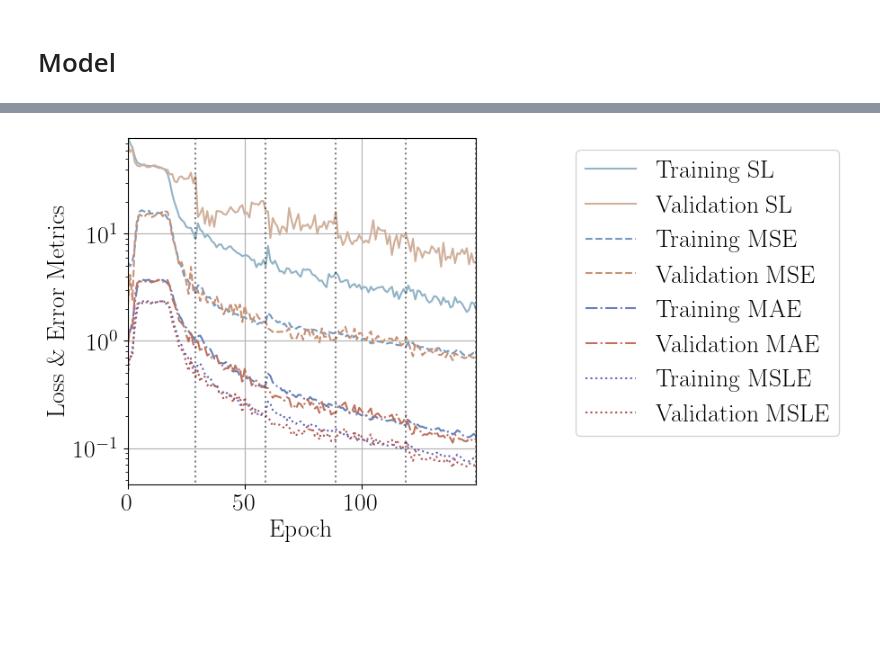
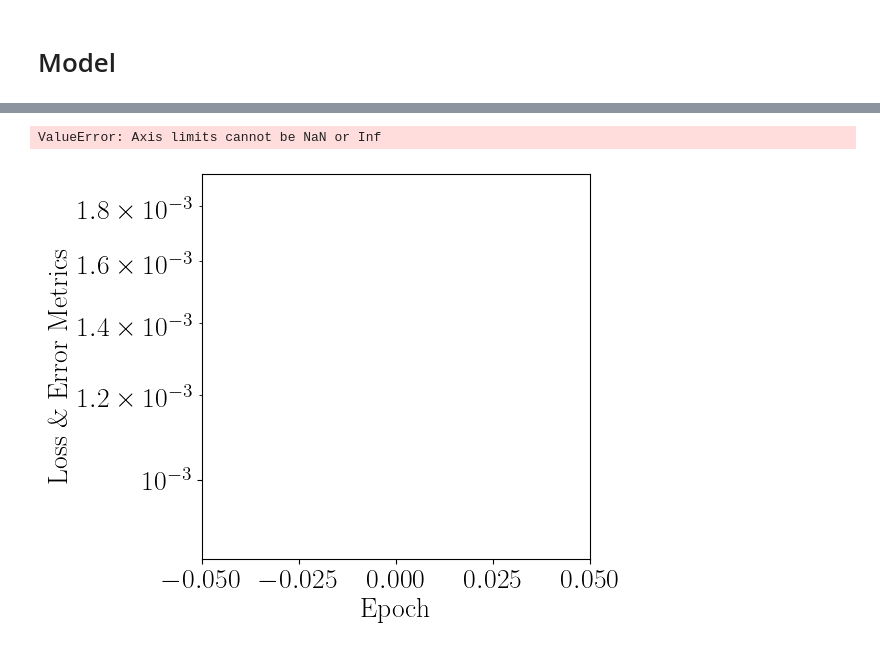
Before and after one commit to Noah-Everett/DSPS-Detector, a Jupyter notebook: analysis/trackAnalysis_noTime_ML.ipynb, the cells around one changed output, grey strips where cells are left out. Saved outputs shown, nothing was run; the diff lists cells and outputs as text; code cells hidden in the pictures; blank space fills up the shorter version.

```diff
--- a/analysis/trackAnalysis_noTime_ML.ipynb
+++ b/analysis/trackAnalysis_noTime_ML.ipynb
@@ -130,9 +130,9 @@ if saveData_hits:
 # %%
 treeName = 'primary;1'
 
-if saveData_primary:
-    for fileName, dfPath_primary in tqdm.tqdm(zip(fileNames, dfPaths_primary)):
-        if saveIfNoFile_primary and os.path.exists(dfPath_primary):
+if saveDf_primary:
+    for fileName, dfPath_primary in tqdm.tqdm(zip(fileNames, dfPaths_primary), total=len(fileNames)):
+        if saveDfOnlyIfNoFile_primary and os.path.exists(dfPath_primary):
             continue
         df_primary = pd.DataFrame(columns=['position', 'pdg'])
         df_primary['position' ] = get_primary_position(fileName, treeName)
@@ -219,2 +170,5 @@ plotRecoName: 20x20x20_multievent_2_noErrors
+# %%
+gridPaths_hits    = [f"{saveGrid_hits_basePath}_{i}_{gridSize_input[0]}x{gridSize_input[1]}x{gridSize_input[2]}_{'withWalls' if useWalls else 'noWalls'}_{'withErrors' if makeErrors else 'noErrors'}.npy" for i in fileNumbers]
+gridPaths_primary = [f"{saveGrid_primary_basePath}_{i}_{gridSize_output[0]}x{gridSize_output[1]}x{gridSize_output[2]}.npy"                                                                                 for i in fileNumbers]
 # %% [markdown]
 # Data
@@ -549,10 +527,9 @@ def totalLoss(true, pred, eps=15, optimize=True, minEntries=15, deltaEps=0.1, al
 # %%
-custom_learning_rate = 0.0001  # Change this to your desired learning rate (default = 0.001)
+custom_learning_rate = 0.01  # default = 0.001
 optimizer = tf.keras.optimizers.Adam(learning_rate=custom_learning_rate)
-# optimizer = tf.keras.optimizers.Adam()
-model.compile(optimizer, loss=sparseLoss,
+model.compile(optimizer, loss='mean_squared_error', #sparse_loss,
               metrics=['accuracy', 'mean_squared_error', 'mean_absolute_error', 'mean_absolute_percentage_error', 'mean_squared_logarithmic_error', 'cosine_similarity',
-                       sparseLoss, totalLoss,
-                       meanDistanceFromRecoToTrue, meanDistanceFromTrueToReco])
+                       sparse_loss, total_loss,
+                       mean_distance_from_reco_to_true, mean_distance_from_true_to_reco])
 model.summary()
 # %% [output]
@@ -686,30 +592,30 @@ Epoch 30/30
 fig, ax1 = plt.subplots(1, 1, figsize=(5, 5))
 # ax2 = ax1.twinx()
 
-total_loss = np.concatenate([history.history['loss'] for history in histories])
-total_val_loss = np.concatenate([history.history['val_loss'] for history in histories])
-total_mse = np.concatenate([history.history['mean_squared_error'] for history in histories])
-total_val_mse = np.concatenate([history.history['val_mean_squared_error'] for history in histories])
-total_mae = np.concatenate([history.history['mean_absolute_error'] for history in histories])
-total_val_mae = np.concatenate([history.history['val_mean_absolute_error'] for history in histories])
-total_msle = np.concatenate([history.history['mean_squared_logarithmic_error'] for history in histories])
-total_val_msle = np.concatenate([history.history['val_mean_squared_logarithmic_error'] for history in histories])
-total_cosine = np.concatenate([history.history['cosine_similarity'] for history in histories])
-total_val_cosine = np.concatenate([history.history['val_cosine_similarity'] for history in histories])
-total_sparseLoss = np.concatenate([history.history['sparseLoss'] for history in histories])
-total_val_sparseLoss = np.concatenate([history.history['val_sparseLoss'] for history in histories])
-total_totalLoss = np.concatenate([history.history['totalLoss'] for history in histories])
-total_val_totalLoss = np.concatenate([history.history['val_totalLoss'] for history in histories])
-total_meanDistanceFromRecoToTrue = np.concatenate([history.history['meanDistanceFromRecoToTrue'] for history in histories])
-total_val_meanDistanceFromRecoToTrue = np.concatenate([history.history['val_meanDistanceFromRecoToTrue'] for history in histories])
-total_meanDistanceFromTrueToReco = np.concatenate([history.history['meanDistanceFromTrueToReco'] for history in histories])
-total_val_meanDistanceFromTrueToReco = np.concatenate([history.history['val_meanDistanceFromTrueToReco'] for history in histories])
+total_loss                                = np.concatenate([history.history['loss'                               ] for history in histories])
+total_val_loss                            = np.concatenate([history.history['val_loss'                           ] for history in histories])
+total_mse                                 = np.concatenate([history.history['mean_squared_error'                 ] for history in histories])
+total_val_mse                             = np.concatenate([history.history['val_mean_squared_error'             ] for history in histories])
+total_mae                                 = np.concatenate([history.history['mean_absolute_error'                ] for history in histories])
+total_val_mae                             = np.concatenate([history.history['val_mean_absolute_error'            ] for history in histories])
+total_msle                                = np.concatenate([history.history['mean_squared_logarithmic_error'     ] for history in histories])
+total_val_msle                            = np.concatenate([history.history['val_mean_squared_logarithmic_error' ] for history in histories])
+total_cosine                              = np.concatenate([history.history['cosine_similarity'                  ] for history in histories])
+total_val_cosine                          = np.concatenate([history.history['val_cosine_similarity'              ] for history in histories])
+total_sparse_loss                         = np.concatenate([history.history['sparse_loss'                        ] for history in histories])
+total_val_sparse_loss                     = np.concatenate([history.history['val_sparse_loss'                    ] for history in histories])
+total_total_loss                          = np.concatenate([history.history['total_loss'                         ] for history in histories])
+total_val_total_loss                      = np.concatenate([history.history['val_total_loss'                     ] for history in histories])
+total_mean_distance_from_reco_to_true     = np.concatenate([history.history['mean_distance_from_reco_to_true'    ] for history in histories])
+total_val_mean_distance_from_reco_to_true = np.concatenate([history.history['val_mean_distance_from_reco_to_true'] for history in histories])
+total_mean_distance_from_true_to_reco     = np.concatenate([history.history['mean_distance_from_true_to_reco'    ] for history in histories])
+total_val_mean_distance_from_true_to_reco = np.concatenate([history.history['val_mean_distance_from_true_to_reco'] for history in histories])
 nEpochs = [len(history.history['loss']) for history in histories]
 
 maxY = max(np.max(total_loss), np.max(total_val_loss))
 
-ax1.plot(total_sparseLoss, label='Training SL', color=twilight[5,:])
-ax1.plot(total_val_sparseLoss, label='Validation SL', color=twilight[40-5,:])
+ax1.plot(total_sparse_loss, label='Training SL', color=twilight[5,:])
+ax1.plot(total_val_sparse_loss, label='Validation SL', color=twilight[40-5,:])
 
 ax1.plot(total_mse, label='Training MSE', color=twilight[7,:], linestyle='--')
 ax1.plot(total_val_mse, label='Validation MSE', color=twilight[40-7,:] , linestyle='--')
@@ -723,39 +629,40 @@ ax1.plot(total_val_msle, label='Validation MSLE', color=twilight[40-11,:], lines
 # ax1.plot(total_cosine, label='Training Cosine', color=twilight[13,:], linestyle='-.')
 # ax1.plot(total_val_cosine, label='Validation Cosine', color=twilight[40-13,:], linestyle='-.')
 
-# ax1.plot(total_meanDistanceFromRecoToTrue, label=r'Training Reco $\to$ True', color=twilight[15,:], linestyle='--')
-# ax1.plot(total_val_meanDistanceFromRecoToTrue, label=r'Validation Reco $\to$ True', color=twilight[40-15,:], linestyle='--')
+# ax1.plot(total_mean_distance_from_reco_to_true, label=r'Training Reco $\to$ True', color=twilight[15,:], linestyle='--')
+# ax1.plot(total_val_mean_distance_from_reco_to_true, label=r'Validation Reco $\to$ True', color=twilight[40-15,:], linestyle='--')
 
-# ax1.plot(total_meanDistanceFromTrueToReco, label=r'Training True $\to$ Reco', color=twilight[17,:], linestyle='-.')
-# ax1.plot(total_val_meanDistanceFromTrueToReco, label=r'Validation True $\to$ Reco', color=twilight[40-17,:], linestyle='-.')
+# ax1.plot(total_mean_distance_from_true_to_reco, label=r'Training True $\to$ Reco', color=twilight[17,:], linestyle='-.')
+# ax1.plot(total_val_mean_distance_from_true_to_reco, label=r'Validation True $\to$ Reco', color=twilight[40-17,:], linestyle='-.')
 
 ax1.vlines(np.cumsum(nEpochs)-1, 0, maxY, color='k', linestyle=':', alpha=0.5)
 
 # ax2.plot(history.history['accuracy'], label='Training Accuracy', color=twilight[9,:], linestyle=':')
 # ax2.plot(history.history['val_accuracy'], label='Validation Accuracy', color=twilight[40-9,:], linestyle=':')
 # ax1.plot([], [], label='Training Accuracy', color=twilight[9,:], linestyle=':')
 # ax1.plot([], [], label='Validation Accuracy', color=twilight[40-9,:], linestyle=':')
 
 ax1.set_xlabel('Epoch')
 
 ax1.set_ylabel(r'Loss \& Error Metrics')
 # ax2.set_ylabel('Accuracy Metrics')
 
 ax1.set_yscale('log')
 # ax2.set_yscale('log')
 
 ax1.set_xlim(0, len(total_loss)-1)
 # ax2.set_xlim(0, len(history.history['loss'])-1)
 ax1.set_ylim(0, maxY)
 # ax2.set_ylim(ymin=0, ymax=1)
 
 ax1.grid()
 # ax2.grid()
 
 # ax1.set_title('Training history')
 ax1.legend(bbox_to_anchor=(1.25, 1), loc='upper left')
 plt.savefig('../figures/training.pdf', bbox_inches='tight')
 plt.show()
 # %% [output]
+ValueError: Axis limits cannot be NaN or Inf
-[figure, old version]
+[figure, new version]
 # %%
```
Also changed, not shown: parts of 21 cells of this notebook, 15 other files.
